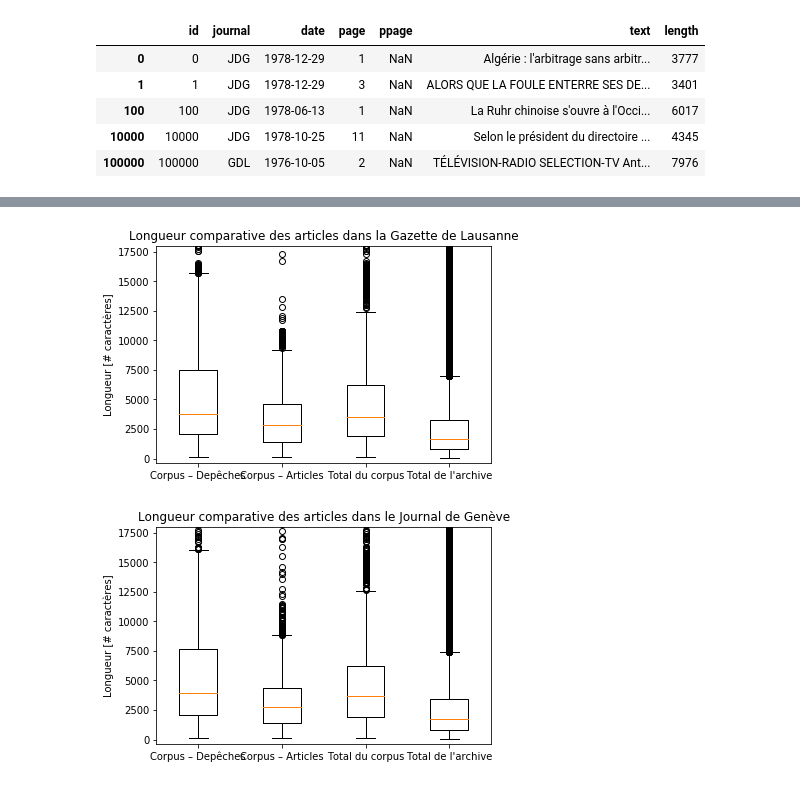
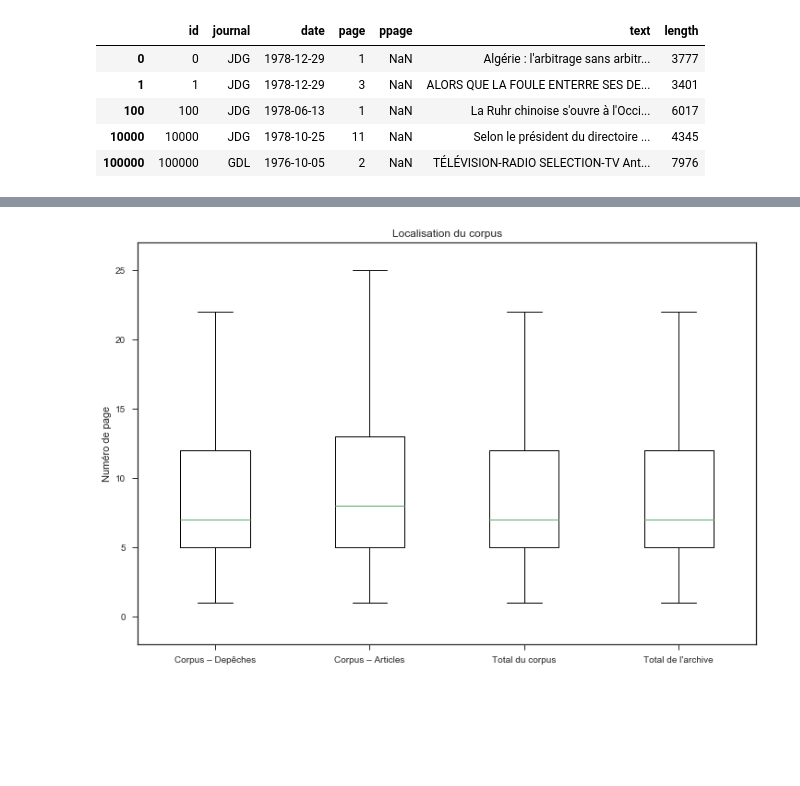
Before and after one commit to RPetitpierre/letemps_archive_opep, a Jupyter notebook: CreateCorpus_&_ExploratoryAnalysis.ipynb, the cells around one changed output, grey strips where cells are left out. Cells and saved outputs as stored; diff of their text form; code cells hidden in the pictures; blank space fills up the shorter version.

```diff
--- a/CreateCorpus_&_ExploratoryAnalysis.ipynb
+++ b/CreateCorpus_&_ExploratoryAnalysis.ipynb
@@ -82,0 +274,14 @@ df['depeches'] = df['keyword_afp'] + df['keyword_ats'] + df['keyword_reuther'] +
+# %%
+for i in range(len(keywords)):
+    df['keyword_' + keywords[i]] = counts[i]
+# %%
+df['keywords_petrole'] = df['keyword_pétrol'] + df['keyword_petrol']
+df['keywords_OPEP'] = df['keyword_opep'] + \
+    df['keyword_organisation des pays exportateurs de pétrole']
+df['keywords_compagnies'] = df['keyword_shell'] + \
+    df['keyword_tamoil'] + df['keyword_petroleum'] + df['keyword_texaco'] + \
+    df['keyword_standard oil'] + df['keyword_exxon'] + df['keyword_gulf oil']
+df['keywords'] = df['keywords_petrole'] + df['keywords_OPEP'] + \
+    df['keywords_compagnies']
+
+df['depeches'] = df['keyword_afp'] + df['keyword_ats'] + df['keyword_reuther'] + df['keyword_reuter']
@@ -140,9 +347,3 @@ df_not_depeches.to_json('corpus_not_depeches.json.bz2', compression = 'bz2')
-# %%
-df_depeches = pd.read_json('corpus_depeches.json.bz2', compression = 'bz2')
-df_not_depeches = pd.read_json('corpus_not_depeches.json.bz2', compression = 'bz2')
-
-df_depeches.index = np.arange(len(df_depeches))
-df_not_depeches.index = np.arange(len(df_not_depeches))
 # %%
 len(df_depeches)
 # %% [output]
@@ -153,0 +355,2 @@ len(df_not_depeches)
+# %%
+sns.set_style("ticks")
@@ -168,28 +379,14 @@ plt.show()
 # %%
-plt.boxplot([np.array(df_depeches[df_depeches['journal'] == 'GDL']['length']),
-             np.array(df_not_depeches[df_not_depeches['journal'] == 'GDL']['length']),
-             np.array(df_corpus[df_corpus['journal'] == 'GDL']['length']),
-             np.array(df[df['journal'] == 'GDL']['length'])]);
+plt.boxplot([(np.append(df_depeches['page'], df_depeches['ppage'].dropna())),
+             (np.append(df_not_depeches['page'], df_not_depeches['ppage'].dropna())),
+             (np.append(df_corpus['page'], df_corpus['ppage'].dropna())),
+             (np.append(df['page'], df['ppage'].dropna()))]);
 
 plt.xticks([1,2,3,4], np.array(['Corpus – Depêches', 'Corpus – Articles',
                                 'Total du corpus', "Total de l\'archive"]))
-plt.ylabel('Longueur [# caractères]');
-plt.ylim((-400,18000))
-plt.title('Longueur comparative des articles dans la Gazette de Lausanne');
+plt.ylabel('Numéro de page');
+plt.ylim((-2,27))
+plt.title('Localisation du corpus');
 plt.show()
 # %% [output]
-[figure, old version]
+[figure, new version]
-# %%
-plt.boxplot([np.array(df_depeches[df_depeches['journal'] == 'JDG']['length']),
-             np.array(df_not_depeches[df_not_depeches['journal'] == 'JDG']['length']),
-             np.array(df_corpus[df_corpus['journal'] == 'JDG']['length']),
-             np.array(df[df['journal'] == 'JDG']['length'])]);
-
-plt.xticks([1,2,3,4], np.array(['Corpus – Depêches', 'Corpus – Articles',
-                                'Total du corpus', "Total de l\'archive"]))
-plt.ylabel('Longueur [# caractères]');
-plt.ylim((-400,18000))
-plt.title('Longueur comparative des articles dans le Journal de Genève');
-plt.show()
-# %% [output]
-[figure, removed]
```
Also changed, not shown: parts of 70 cells of this notebook.
